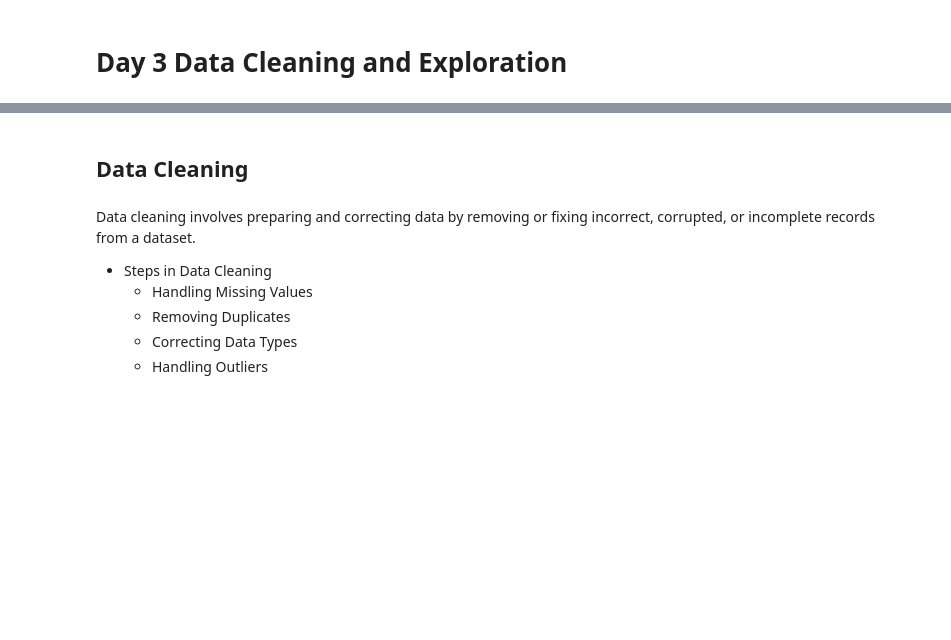
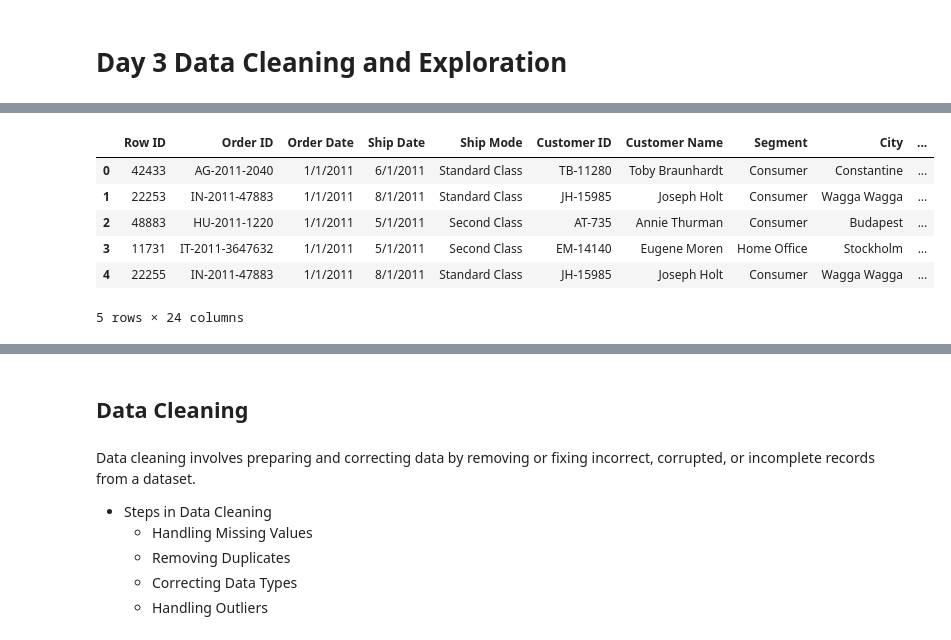
Before and after one commit to ameygawade/DataScience-100-Days-of-Data-Science, a Jupyter notebook: Week 1-2 Setting Up and Fundamentals/Day-3 Data Cleaning and Exploration/Day_3_Data_Cleaning_and_Exploration.ipynb, the cells around one changed output, grey strips where cells are left out. Saved outputs shown, nothing was run; the diff lists cells and outputs as text; code cells hidden in the pictures; blank space fills up the shorter version.

```diff
--- a/Week 1-2 Setting Up and Fundamentals/Day-3 Data Cleaning and Exploration/Day_3_Data_Cleaning_and_Exploration.ipynb
+++ b/Week 1-2 Setting Up and Fundamentals/Day-3 Data Cleaning and Exploration/Day_3_Data_Cleaning_and_Exploration.ipynb
@@ -6,0 +35,7 @@
+# %%
+import kagglehub
+
+# Download latest version
+path = kagglehub.dataset_download("jr2ngb/superstore-data")
+
+print("Path to dataset files:", path)
@@ -6,0 +54,15 @@
+# %%
+import pandas as pd
+from pathlib import Path
+
+data_dir = Path(path)
+df = pd.read_csv(data_dir / "superstore_dataset2011-2015.csv", encoding='ISO-8859-1')
+df.head()
+# %% [output]
+|  | Row ID | Order ID | Order Date | Ship Date | Ship Mode | Customer ID | Customer Name | Segment | City | ... |
+| 0 | 42433 | AG-2011-2040 | 1/1/2011 | 6/1/2011 | Standard Class | TB-11280 | Toby Braunhardt | Consumer | Constantine | ... |
+| 1 | 22253 | IN-2011-47883 | 1/1/2011 | 8/1/2011 | Standard Class | JH-15985 | Joseph Holt | Consumer | Wagga Wagga | ... |
+| 2 | 48883 | HU-2011-1220 | 1/1/2011 | 5/1/2011 | Second Class | AT-735 | Annie Thurman | Consumer | Budapest | ... |
+| 3 | 11731 | IT-2011-3647632 | 1/1/2011 | 5/1/2011 | Second Class | EM-14140 | Eugene Moren | Home Office | Stockholm | ... |
+| 4 | 22255 | IN-2011-47883 | 1/1/2011 | 8/1/2011 | Standard Class | JH-15985 | Joseph Holt | Consumer | Wagga Wagga | ... |
+5 rows × 24 columns
```
Also changed, not shown: parts of 30 cells of this notebook, 3 other files.
